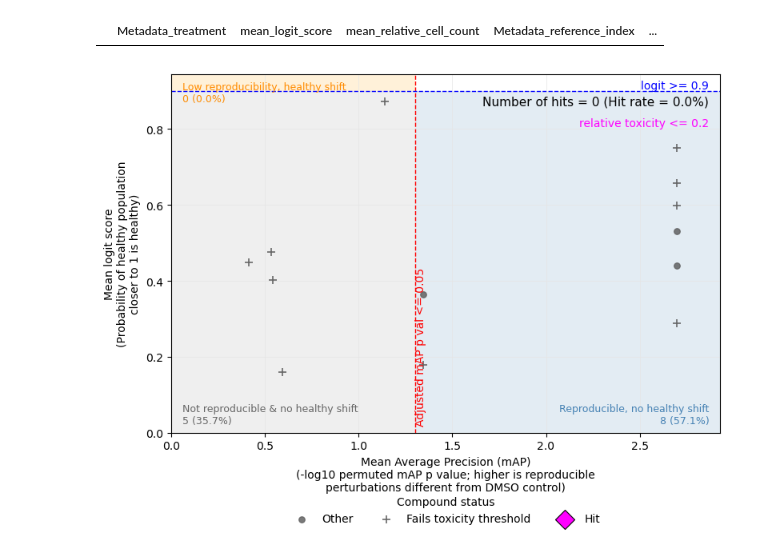
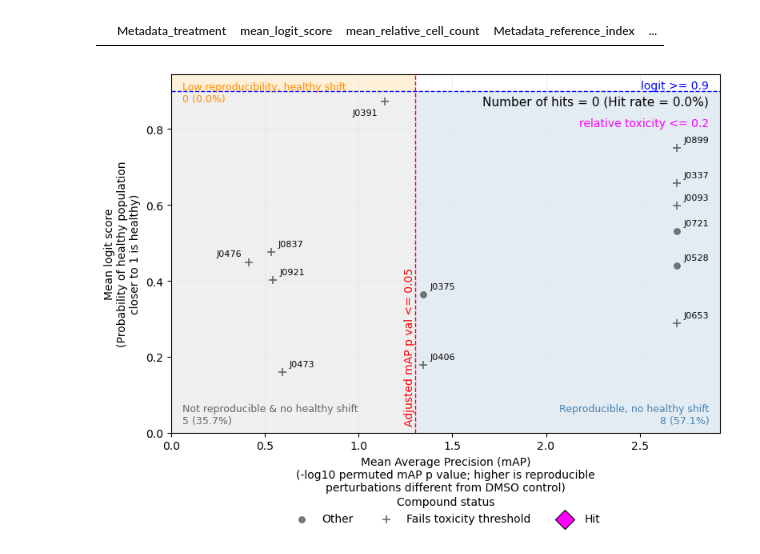
Before and after one commit to WayScience/targeted_fibrosis_drug_screen, a Jupyter notebook: 5.validation_plate/3.hit_calling/3.hit_calling.ipynb, the cells around one changed output. Drawn from its saved outputs; the diff is of its cells as text; code cells hidden in the pictures.

Commit message:
update hit calling plot and add cell count versus toxicity

```diff
--- a/5.validation_plate/3.hit_calling/3.hit_calling.ipynb
+++ b/5.validation_plate/3.hit_calling/3.hit_calling.ipynb
@@ -285,6 +285,21 @@ for status in ["Other", "Fails toxicity threshold", "Hit"]:
         zorder=2,
     )
 
+label_left = {"J0391", "J0476"}  # labels placed left to avoid the mAP line and neighbouring points
+for _, row in plot_df.dropna(subset=["neg_log10_p_value", "mean_logit_score"]).iterrows():
+    on_left = row["Metadata_treatment"] in label_left
+    ax.annotate(
+        row["Metadata_treatment"],
+        (row["neg_log10_p_value"], row["mean_logit_score"]),
+        xytext=(-6 if on_left else 6, -12 if row["Metadata_treatment"] == "J0391" else 5),
+        textcoords="offset points",
+        ha="right" if on_left else "left",
+        fontsize=8,
+        color="black",
+        fontweight="bold" if row["point_status"] == "Hit" else "normal",
+        zorder=3,
+    )
+
 ax.axvline(map_threshold, color="red", linestyle="--", linewidth=1, zorder=1)
 ax.axhline(logit_threshold, color="blue", linestyle="--", linewidth=1, zorder=1)
 
@@ -326,7 +341,7 @@ ax.text(
     transform=ax.get_xaxis_transform(),
     color="red",
     rotation=90,
-    ha="left",
+    ha="right",
     va="bottom",
     fontsize=10,
 )
@@ -359,31 +374,31 @@ ax.text(
     transform=ax.transAxes,
     color="black",
     ha="right",
     va="top",
     fontsize=11,
 )
 
 ax.set_xlabel(
     "Mean Average Precision (mAP)\n"
     "(-log10 permuted mAP p value; higher is reproducible\n"
     "perturbations different from DMSO control)"
 )
 ax.set_ylabel(
     "Mean logit score\n"
     "(Probability of healthy population\n"
     "closer to 1 is healthy)"
 )
 
 ax.legend(
     title="Compound status",
     loc="upper center",
     bbox_to_anchor=(0.5, -0.15),
     ncol=3,
     frameon=False,
 )
 
 fig.tight_layout()
 fig.savefig(plot_dir / "hit_calling_2d.png", dpi=300, bbox_inches="tight")
 plt.show()
 # %% [output]
-[figure, old version]
+[figure, new version]
```
Also changed, not shown: parts of 3 cells of this notebook, 4 other files.
